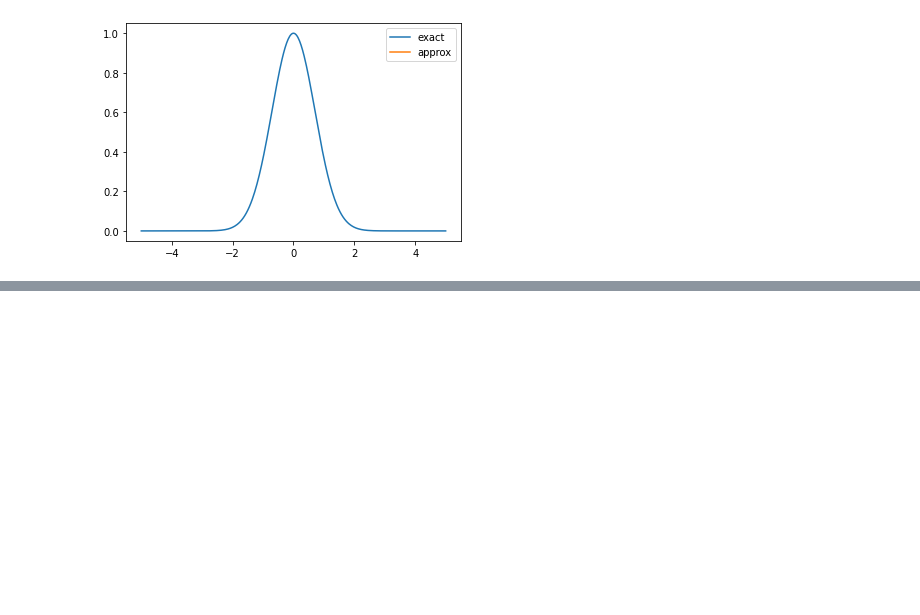
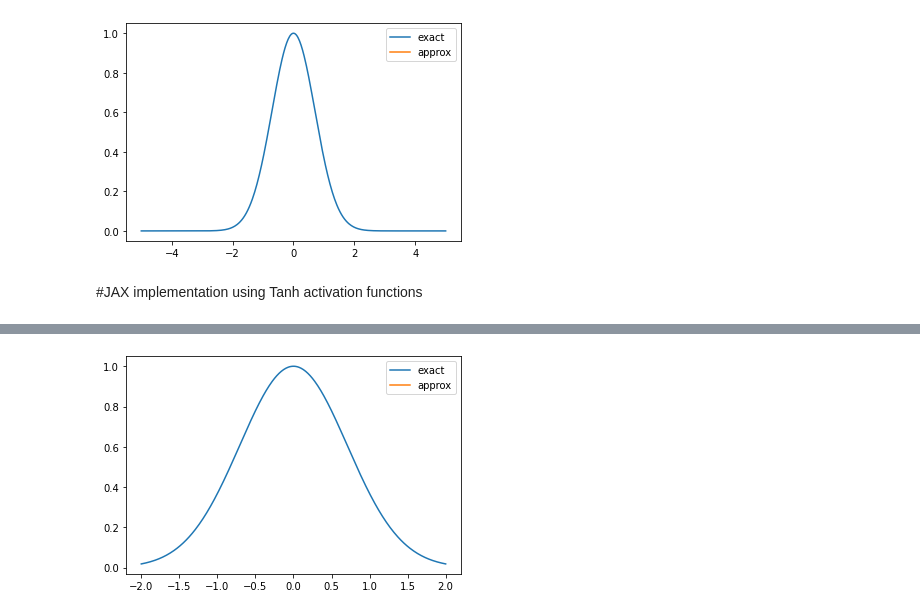
Before and after one commit to Gr3gP/Misc-Projects, a Jupyter notebook: PINNs_Overview_and_Builds.ipynb, the cells around one changed output, grey strips where cells are left out. Cells and saved outputs as stored; diff of their text form; code cells hidden in the pictures; blank space fills up the shorter version.

```diff
--- a/PINNs_Overview_and_Builds.ipynb
+++ b/PINNs_Overview_and_Builds.ipynb
@@ -123,3 +120,79 @@ plt.legend()
 plt.show()
 # %% [output]
 [figure]
+# %% [markdown]
+#JAX implementation using Tanh activation functions
+# %%
+import jax.numpy as np
+
+def tanh(x):
+   return (np.exp(x) - np.exp(-x)) /  (np.exp(x) + np.exp(-x))
+
+def f(params, x):
+    w0 = params[:10]
+    b0 = params[10:20]
+    w1 = params[20:30]
+    b1 = params[30]
+    x = tanh(x*w0 + b0)
+    x = tanh(np.sum(x*w1) + b1)
+    return x
+
+#network params can be initialized randomly using a normal distribution
+#PRNG is a pseudo-random number generator
+from jax import random
+
+key = random.PRNGKey(0)
+params = random.normal(key, shape=(31,))
+
+#the derivative of f with respect to x can be obtained by th e following:
+from jax import grad
+dfdx = grad(f, 1)
+
+#we want to solve our ODE in the domain -2<=x<=2.
+#just have to create an array of input values where 401 is an arbitrary
+#choice to have a resolution of .01 in our chosen interval
+
+inputs = np.linspace(-2., 2., num=401)
+
+
+from jax import vmap
+
+f_vect = vmap(f, (None, 0))
+dfdx_vect = vmap(dfdx, (None, 0))
+
+
+#we now define our loss function
+from jax import jit
+
+@jit
+def loss(params, input):
+    eq = dfdx_vect(params, inputs) + 2.*inputs*f_vect(params, inputs)
+    ic = f(params, 0.) - 1.
+    return np.mean(eq*2) + ic**2
+
+
+grad_loss = jit(grad(loss, 0))
+
+
+#implement training:
+epochs =1000
+learning_rate = 0.1
+momentum = 0.99
+velocity = 0.
+
+for epoch in range(epochs):
+    if epoch % 100 == 0:
+        print('epoch: %3d loss: %.6f' % (epoch, loss(params, inputs)))
+    gradient = grad_loss(params + momentum*velocity, inputs)
+    velocity = momentum*velocity - learning_rate*gradient
+    params += velocity
+
+
+#run model
+import matplotlib.pyplot as plt
+
+plt.plot(inputs, np.exp(-inputs**2), label='exact')
+plt.plot(inputs, f_vect(params, inputs), label='approx')
+plt.legend()
+plt.show()
+# %% [output]
@@ -125,0 +209 @@ plt.show()
+[figure, added]
```
Also changed, not shown: parts of 16 cells of this notebook.
